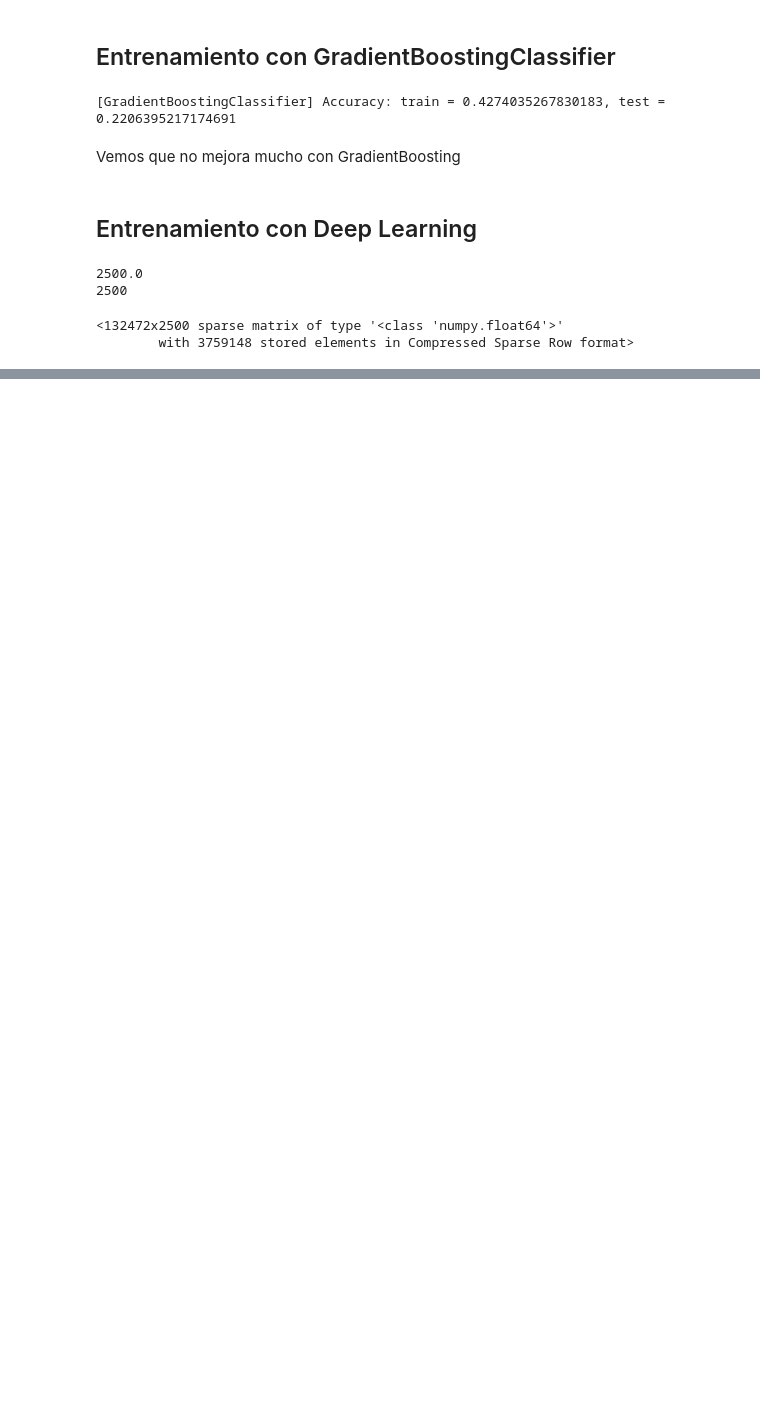
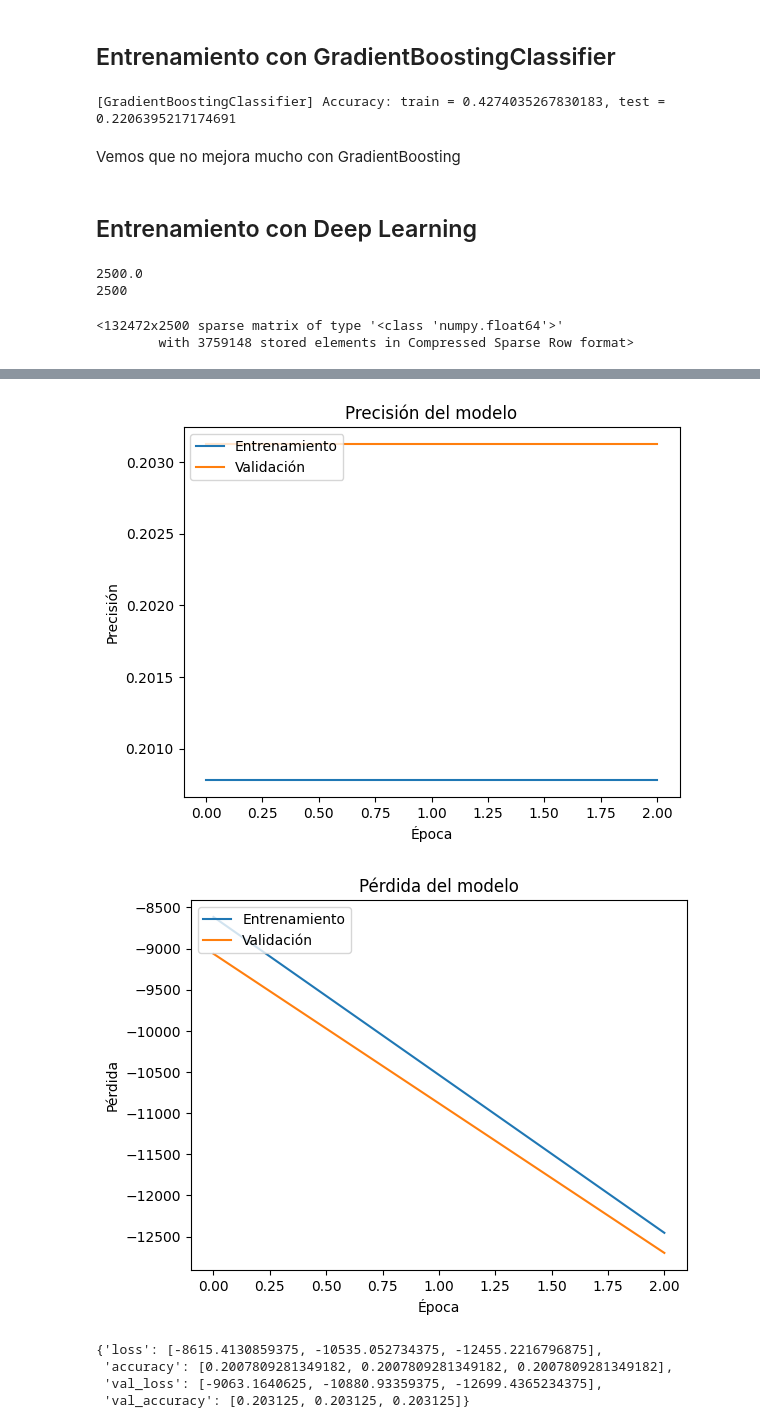
Before and after one commit to n1rocket/nlp_armando_bueno, a Jupyter notebook: project/3-training.ipynb, the cells around one changed output, grey strips where cells are left out. Saved outputs shown, nothing was run; the diff lists cells and outputs as text; code cells hidden in the pictures; blank space fills up the shorter version.

Commit message:
Improve deep learning model and accuracy metrics

```diff
--- a/project/3-training.ipynb
+++ b/project/3-training.ipynb
@@ -323,13 +323,13 @@ X_train_dl = pad_sequences(X_train_.toarray(), maxlen=max_words)
 X_test_dl = pad_sequences(X_test_.toarray(), maxlen=max_words)
 # %%
 from keras.models import Sequential
-from keras.layers import Embedding, LSTM, Dense, Dropout, GRUV2, SimpleRNN
+from keras.layers import Embedding, LSTM, Dense, Dropout, GRUV2, SimpleRNN, Dropout
 
 vocabulary_size = 2500
 embedding_size = 32
 model = Sequential()
 model.add(Embedding(vocabulary_size, embedding_size, input_length=max_words))
-model.add(LSTM(100))
+model.add(LSTM(500))
 model.add(Dense(1, activation='softmax'))
 
 print(model.summary())
@@ -354,12 +354,12 @@ None
 model.compile(loss='binary_crossentropy', optimizer='adam', metrics=['accuracy'])
 # %%
 batch_size = 64
-num_epochs = 1
+num_epochs = 3 # He ampliado hasta 3 y no mejora. Falta una mayor cantidad de datos
 
-X_valid, y_valid = X_train_dl[:batch_size], y_train[:batch_size]  # first batch_size samples
-X_train2, y_train2 = X_train_dl[batch_size:], y_train[batch_size:]  # rest for training
+X_valid, y_valid = X_train_dl[:batch_size], y_train[:batch_size]
+X_train2, y_train2 = X_train_dl[batch_size:], y_train[batch_size:]
 
-model.fit(X_train2, y_train2,
+history = model.fit(X_train2, y_train2,
           validation_data=(X_valid, y_valid),
           batch_size=batch_size, epochs=num_epochs)
 # %% [output]
@@ -373,0 +372,23 @@ model.fit(X_train2, y_train2,
+# %%
+# Evaluamos el modelo
+loss, accuracy = model.evaluate(X_test_dl, y_test)
+print("Loss:", loss)
+print("Accuracy:", accuracy)
+
+# Graficamos la precisión y la pérdida en el entrenamiento y la validación
+plt.plot(history.history['accuracy'])
+plt.plot(history.history['val_accuracy'])
+plt.title('Precisión del modelo')
+plt.ylabel('Precisión')
+plt.xlabel('Época')
+plt.legend(['Entrenamiento', 'Validación'], loc='upper left')
+plt.show()
+
+plt.plot(history.history['loss'])
+plt.plot(history.history['val_loss'])
+plt.title('Pérdida del modelo')
+plt.ylabel('Pérdida')
+plt.xlabel('Época')
+plt.legend(['Entrenamiento', 'Validación'], loc='upper left')
+plt.show()
+# %% [output]
@@ -373,0 +398,9 @@ model.fit(X_train2, y_train2,
+[figure, added]
+[figure, added]
+# %%
+history.history
+# %% [output]
+{'loss': [-8615.4130859375, -10535.052734375, -12455.2216796875],
+ 'accuracy': [0.2007809281349182, 0.2007809281349182, 0.2007809281349182],
+ 'val_loss': [-9063.1640625, -10880.93359375, -12699.4365234375],
+ 'val_accuracy': [0.203125, 0.203125, 0.203125]}
```
Also changed, not shown: parts of 3 cells of this notebook, 1 other file.
